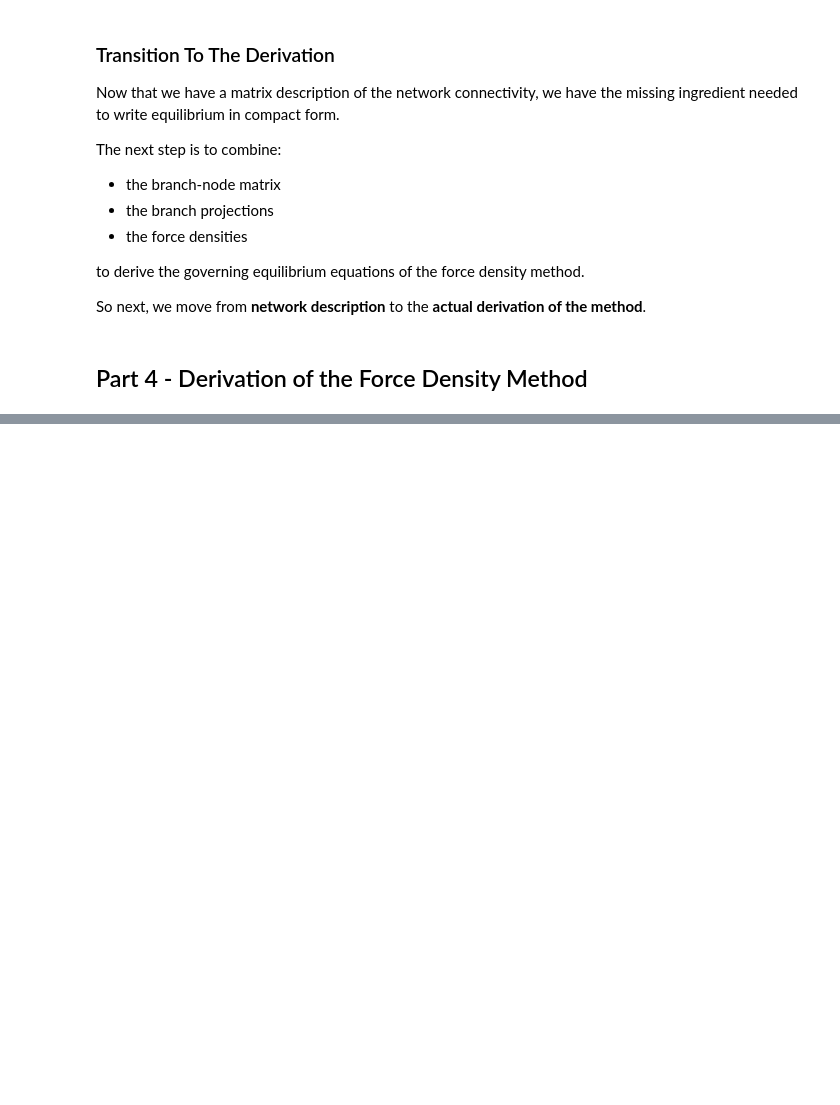
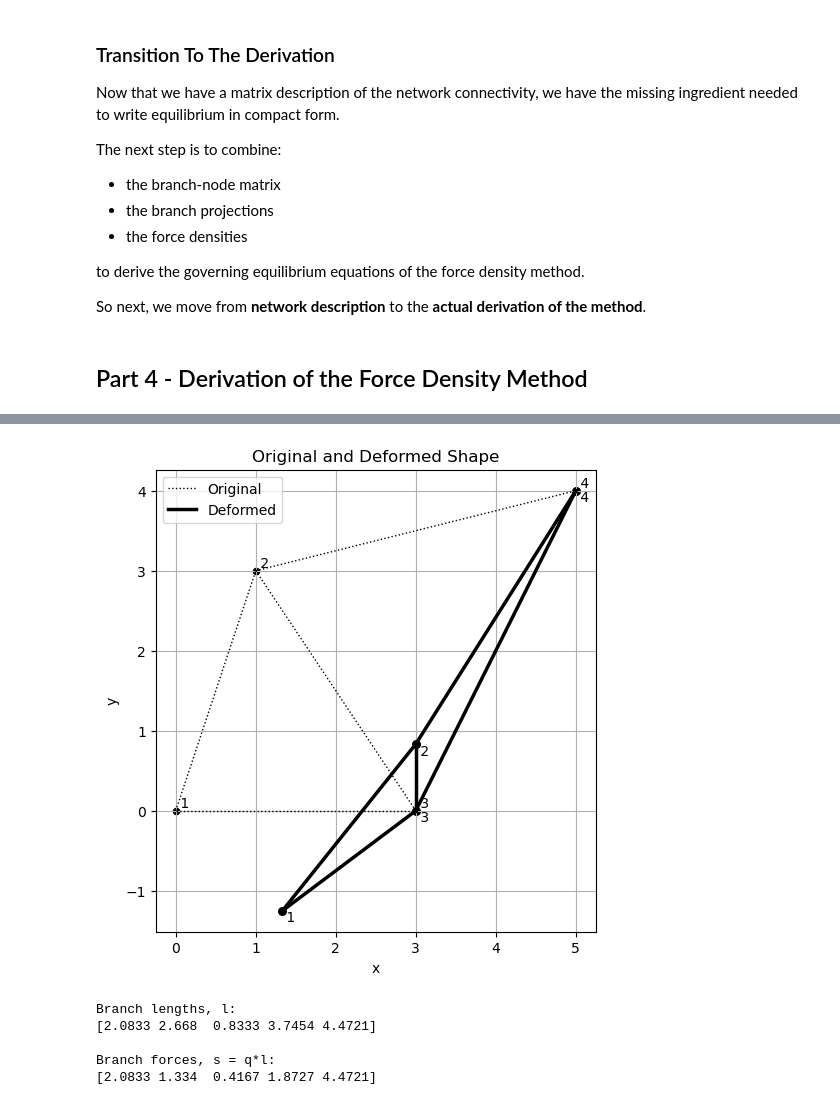
Before and after one commit to Bruun-Automation-Research-Lab/CEE6501, a Jupyter notebook: Lectures/L12/L12_2_ForceDensity.ipynb, the cells around one changed output, grey strips where cells are left out. Saved outputs shown, nothing was run; the diff lists cells and outputs as text; code cells hidden in the pictures; blank space fills up the shorter version.

```diff
--- a/Lectures/L12/L12_2_ForceDensity.ipynb
+++ b/Lectures/L12/L12_2_ForceDensity.ipynb
@@ -1417,0 +1765,13 @@ it clarifies how methods that look very different are actually closely related.
+# %%
+def create_node_force_vectors(nodes_loads, free_nodes):
+
+    p_x = np.array([nodes_loads[node][0] for node in free_nodes], dtype=float).reshape(-1, 1)
+    p_y = np.array([nodes_loads[node][1] for node in free_nodes], dtype=float).reshape(-1, 1)
+
+    return p_x, p_y
+
+p_x, p_y = create_node_force_vectors(nodes_loads_2, free_nodes)
+
+print("\nNode force vectors (p_x, p_y) for free nodes:")
+print("p_x:\n", p_x)
+print("p_y:\n", p_y)
@@ -1417,0 +1786,10 @@ it clarifies how methods that look very different are actually closely related.
+# %%
+D = C.T @ np.diag(q_2) @ C
+D_f = C.T @ np.diag(q_2) @ C_f
+
+x = np.linalg.solve(D, p_x - D_f @ x_f)
+y = np.linalg.solve(D, p_y - D_f @ y_f)
+
+print("\nComputed free-node displacements (x, y):")
+print("x:\n", x)
+print("y:\n", y)
@@ -1417,0 +1804,34 @@ it clarifies how methods that look very different are actually closely related.
+# %%
+def update_node_coordinates(nodes, free_nodes, x, y):
+    x = np.asarray(x).ravel()
+    y = np.asarray(y).ravel()
+
+    nodes_new = dict(nodes)
+
+    for i, node in enumerate(free_nodes):
+        nodes_new[node] = (float(x[i]), float(y[i]))
+
+    return nodes_new
+
+nodes_new_2 = update_node_coordinates(nodes, free_nodes, x, y)
+# %%
+_,_ = plot_original_and_deformed_shape_2d(elements, nodes, nodes_new_2)
+# %% [output]
+[figure, added]
+# %%
+x, y, x_f, y_f = build_coordinate_vectors(nodes_new_2, free_nodes, fixed_nodes)
+u, v = build_branch_coordinate_differences(C, C_f, x, y, x_f, y_f)
+
+l = np.sqrt(u**2 + v**2).ravel()
+print("Branch lengths, l:")
+print(l)
+
+s = np.asarray(q).ravel() * l
+print("\nBranch forces, s = q*l:")
+print(s)
+# %% [output]
+Branch lengths, l:
+[2.0833 2.668  0.8333 3.7454 4.4721]
+
+Branch forces, s = q*l:
+[2.0833 1.334  0.4167 1.8727 4.4721]
```
Also changed, not shown: parts of 70 cells of this notebook, 21 other files.
